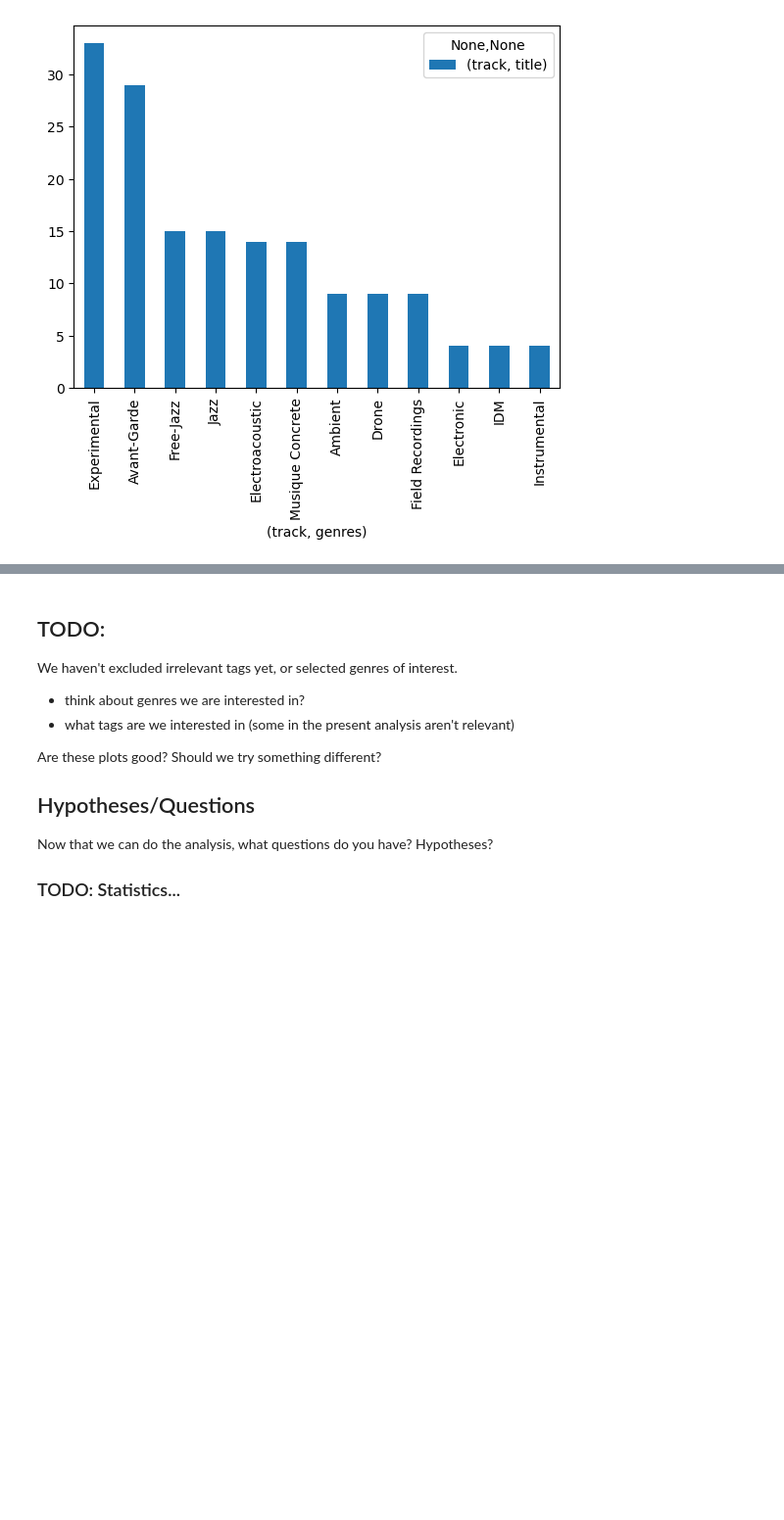
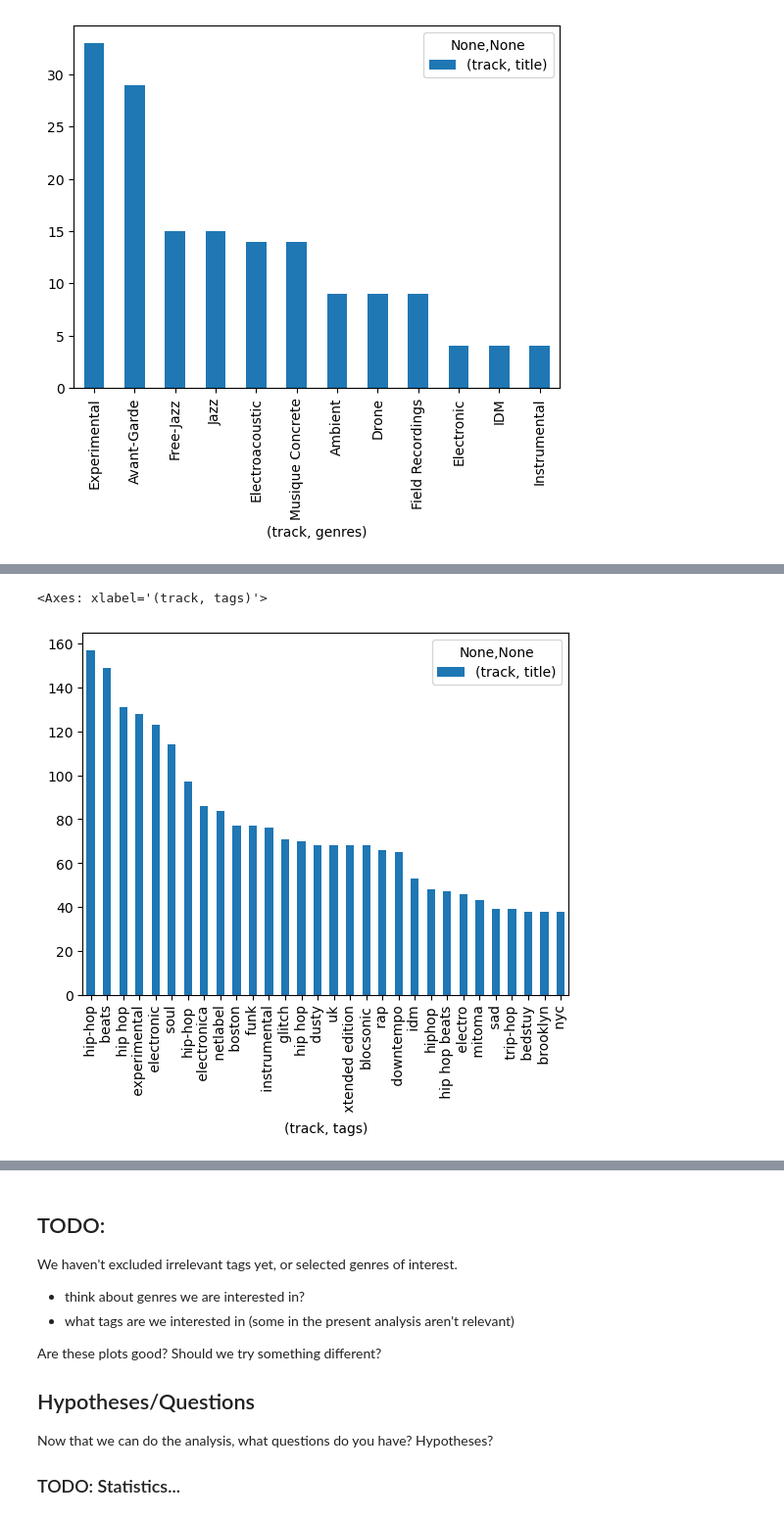
Before and after one commit to mayabflannery/exp-music-semantics, a Jupyter notebook: analysis/analyseFMASubset.ipynb, the cells around one changed output, grey strips where cells are left out. Shown at 98% size. Drawn from its saved outputs; the diff is of its cells as text; code cells hidden in the pictures; blank space fills up the shorter version.

```diff
--- a/analysis/analyseFMASubset.ipynb
+++ b/analysis/analyseFMASubset.ipynb
@@ -293,0 +304,8 @@ This is difficult to read, maybe just pick the top tags...
+# %%
+(genre_tag_counts
+ .xs("Hip-Hop", level=0)
+ .nlargest(30, ('track', 'title'), keep="all")
+ .plot.bar(y=('track', 'title')))
+# %% [output]
+<Axes: xlabel='(track, tags)'>
+[figure, added]
```
Also changed, not shown: parts of 9 cells of this notebook.
